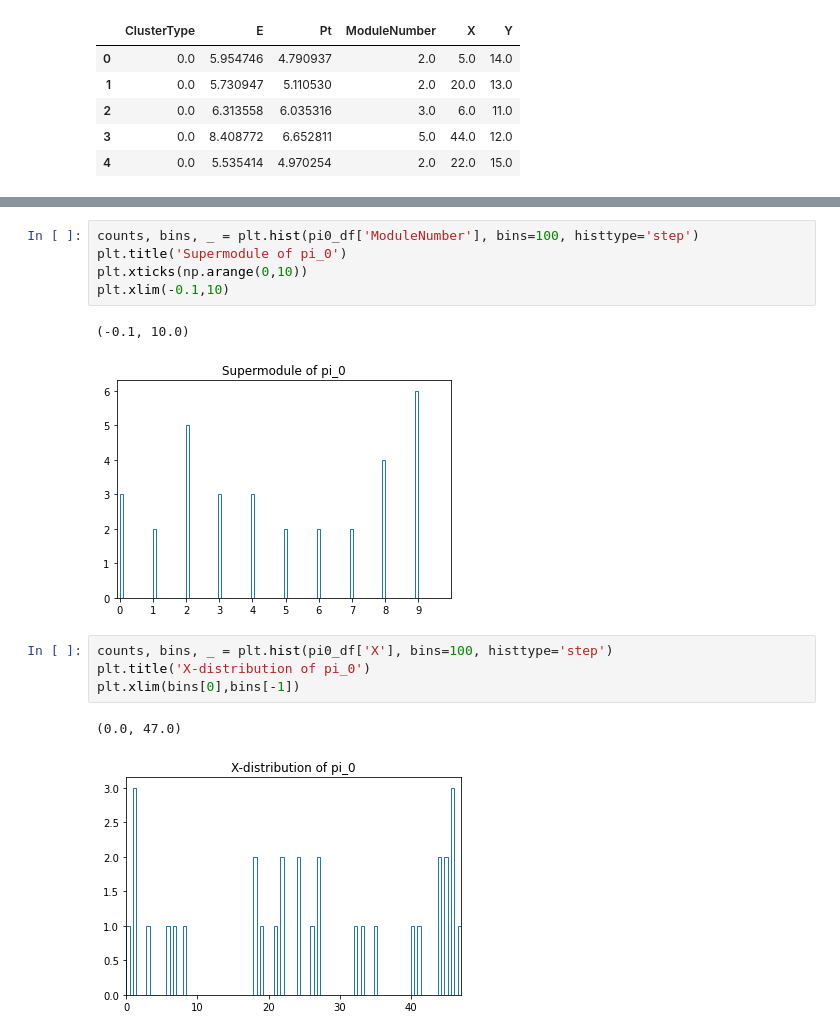
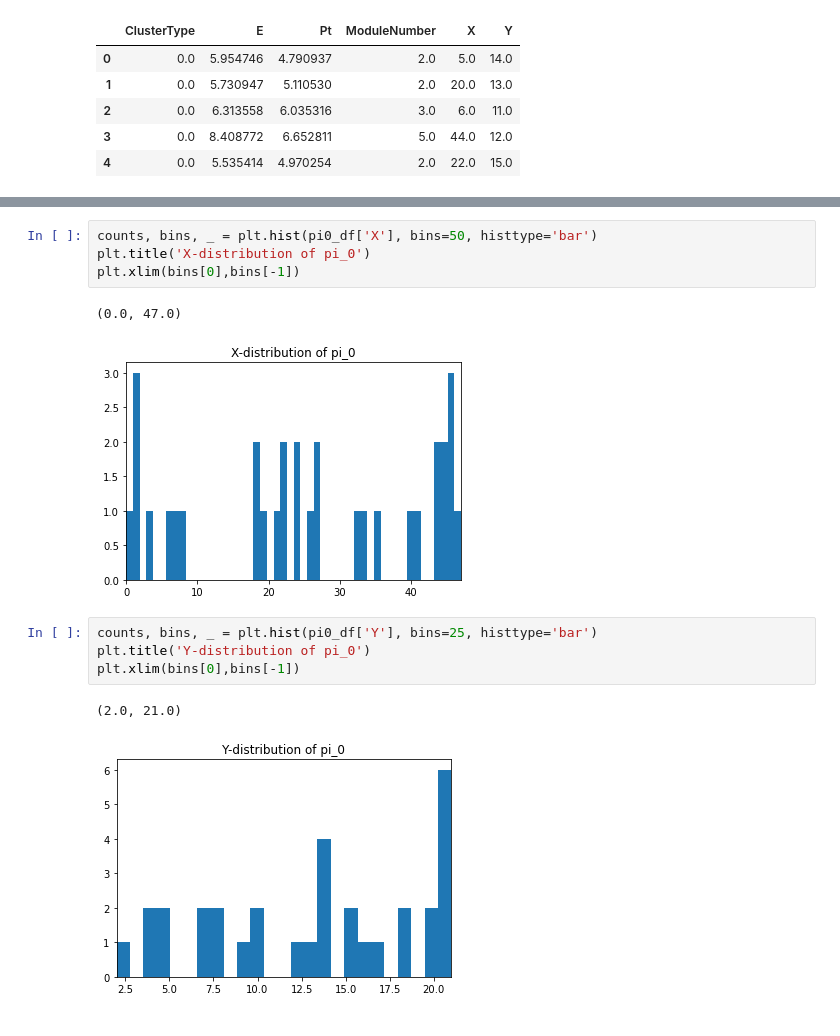
Before and after one commit to jhonerma/ML-Notebooks, a Jupyter notebook: DataQA/ROOT_test.ipynb, the cells around one changed output, grey strips where cells are left out. Saved outputs shown, nothing was run; the diff lists cells and outputs as text.

```diff
--- a/DataQA/ROOT_test.ipynb
+++ b/DataQA/ROOT_test.ipynb
@@ -146,15 +174,14 @@ plt.xlim(0.5,3.5)
 # %%
-counts, bins, _ = plt.hist(pi0_df['ModuleNumber'], bins=100, histtype='step')
-plt.title('Supermodule of pi_0')
-plt.xticks(np.arange(0,10))
-plt.xlim(-0.1,10)
+counts, bins, _ = plt.hist(pi0_df['X'], bins=50, histtype='bar')
+plt.title('X-distribution of pi_0')
+plt.xlim(bins[0],bins[-1])
 # %% [output]
-(-0.1, 10.0)
+(0.0, 47.0)
-[figure, old version]
+[figure, new version]
 # %%
-counts, bins, _ = plt.hist(pi0_df['X'], bins=100, histtype='step')
-plt.title('X-distribution of pi_0')
+counts, bins, _ = plt.hist(pi0_df['Y'], bins=25, histtype='bar')
+plt.title('Y-distribution of pi_0')
 plt.xlim(bins[0],bins[-1])
 # %% [output]
-(0.0, 47.0)
+(2.0, 21.0)
-[figure, old version]
+[figure, new version]
```
Also changed, not shown: parts of 9 cells of this notebook, 1 other file.
